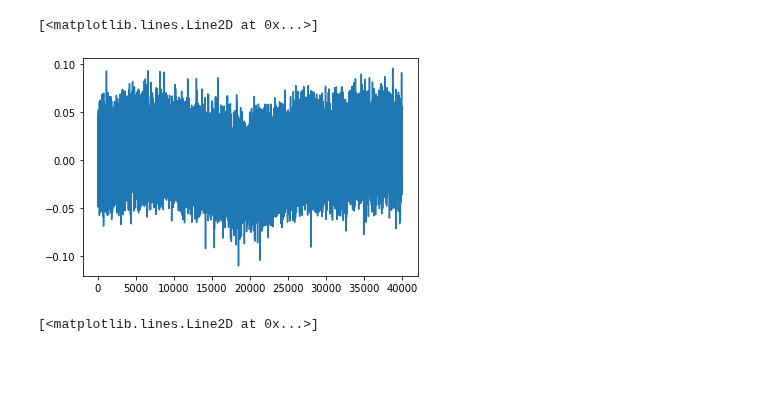
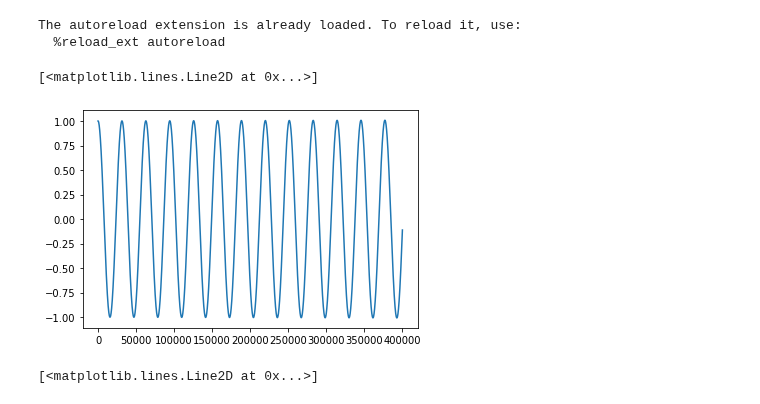
Before and after one commit to matibilkis/continuous, a Jupyter notebook: marks/learning_A_from_trajectories_dumb.ipynb, the cells around one changed output. Saved outputs shown, nothing was run; the diff lists cells and outputs as text; code cells hidden in the pictures; blank space fills up the shorter version.

```diff
--- a/marks/learning_A_from_trajectories_dumb.ipynb
+++ b/marks/learning_A_from_trajectories_dumb.ipynb
@@ -6,10 +6,16 @@ import numpy as np
 from scipy.stats import norm
 import matplotlib.pyplot as plt
 from tqdm import tqdm
-from misc import *
+#from misc import *
 import tensorflow as tf
 %load_ext autoreload
 %autoreload 2
+
+def ct(A):
+    return np.conjugate(np.transpose(A))
+# %% [output]
+The autoreload extension is already loaded. To reload it, use:
+  %reload_ext autoreload
 # %%
 covs = []
 means = []
@@ -41,7 +47,7 @@ x_in = np.array([1,0])
 
 
 dt = 5e-4
-tfinal = 20
+tfinal = 200
 tot_steps = int(tfinal/dt)
 
 xi = lambda cov: np.dot(cov, ct(C)) #+ ct(Gamma_matrix)
@@ -55,7 +61,7 @@ for k in tqdm(range(tot_steps)):
     cov = covs[-1]
     XiCov = xicovs[-1]
 
-    dy = np.dot(C, x + np.dot(np.linalg.inv(C), np.random.randn(2)/np.sqrt(dt)))*dt # signal
+    dy = np.dot(C, x )*dt#+ np.dot(np.linalg.inv(C), #np.random.randn(2)/np.sqrt(dt)))*dt # signal
     signals.append(dy)
 
     dx = np.dot(A - np.dot(XiCov,C), x)*dt + np.dot(XiCov, dy)  #evolution update (according to what you measure)
@@ -72,10 +78,10 @@ np.save("data/covs",np.array(covs) )
 np.save("data/signals",np.array(signals) )
 np.save("data/xicovs",np.array(xicovs) )
 # %%
-plt.plot([signals[k][0] for k in range(len(signals))])
+plt.plot([means[k][0] for k in range(len(signals))])
 # %% [output]
 [<matplotlib.lines.Line2D at 0x...>]
-[figure, old version]
+[figure, new version]
 # %%
 plt.plot([means[k][0] for k in range(len(means))])
 # %% [output]
```
Also changed, not shown: 3 other files.
